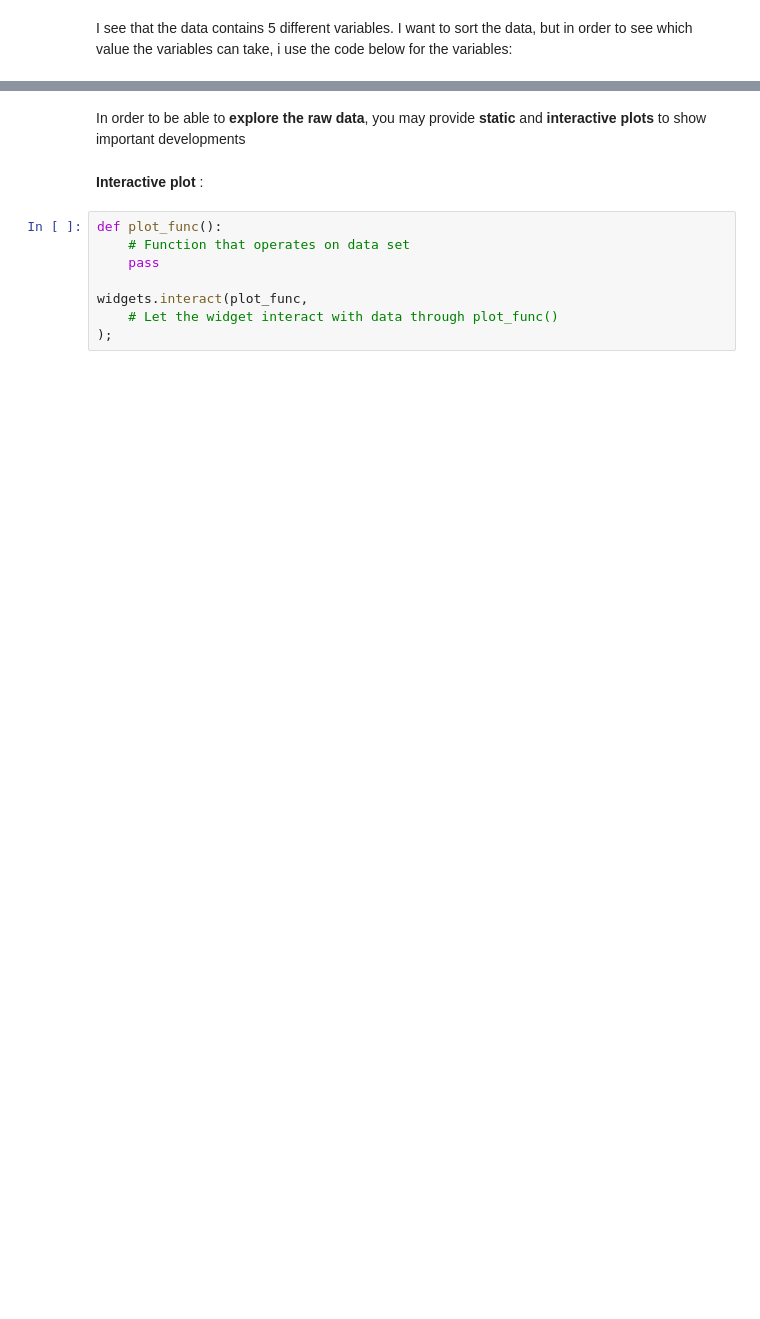
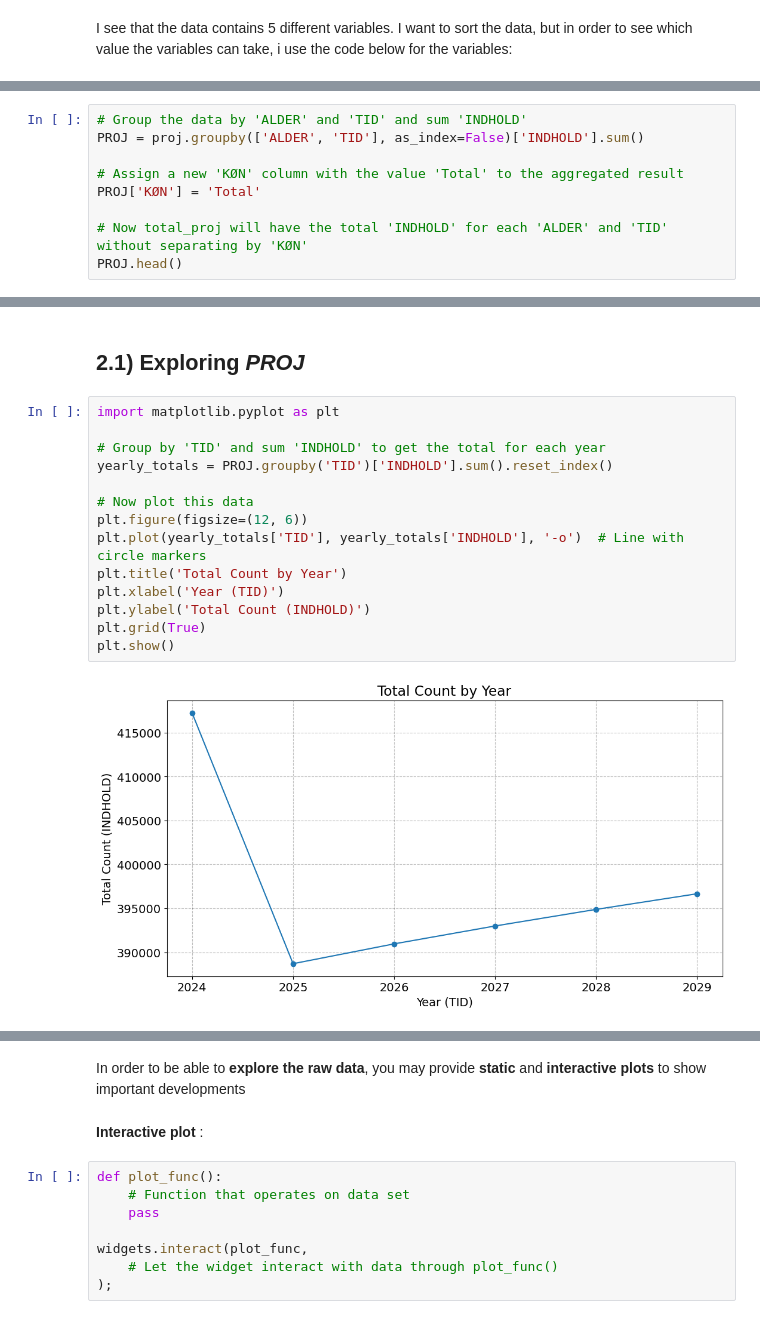
Before and after one commit to NumEconCopenhagen/projects-2024-team-westenholz, a Jupyter notebook: dataproject/dataproject.ipynb, the cells around one changed output, grey strips where cells are left out. Cells and saved outputs as stored; diff of their text form; blank space fills up the shorter version.

```diff
--- a/dataproject/dataproject.ipynb
+++ b/dataproject/dataproject.ipynb
@@ -130,0 +203,9 @@ AttributeError: 'DataFrame' object has no attribute '_define_base_params'
+# %%
+# Group the data by 'ALDER' and 'TID' and sum 'INDHOLD'
+PROJ = proj.groupby(['ALDER', 'TID'], as_index=False)['INDHOLD'].sum()
+
+# Assign a new 'KØN' column with the value 'Total' to the aggregated result
+PROJ['KØN'] = 'Total'
+
+# Now total_proj will have the total 'INDHOLD' for each 'ALDER' and 'TID' without separating by 'KØN'
+PROJ.head()
@@ -132,0 +287,18 @@ AttributeError: 'DataFrame' object has no attribute '_define_base_params'
+# %% [markdown]
+## 2.1) Exploring ***PROJ***
+# %%
+import matplotlib.pyplot as plt
+
+# Group by 'TID' and sum 'INDHOLD' to get the total for each year
+yearly_totals = PROJ.groupby('TID')['INDHOLD'].sum().reset_index()
+
+# Now plot this data
+plt.figure(figsize=(12, 6))
+plt.plot(yearly_totals['TID'], yearly_totals['INDHOLD'], '-o')  # Line with circle markers
+plt.title('Total Count by Year')
+plt.xlabel('Year (TID)')
+plt.ylabel('Total Count (INDHOLD)')
+plt.grid(True)
+plt.show()
+# %% [output]
+[figure, added]
```
Also changed, not shown: parts of 23 cells of this notebook, 3 other files.
